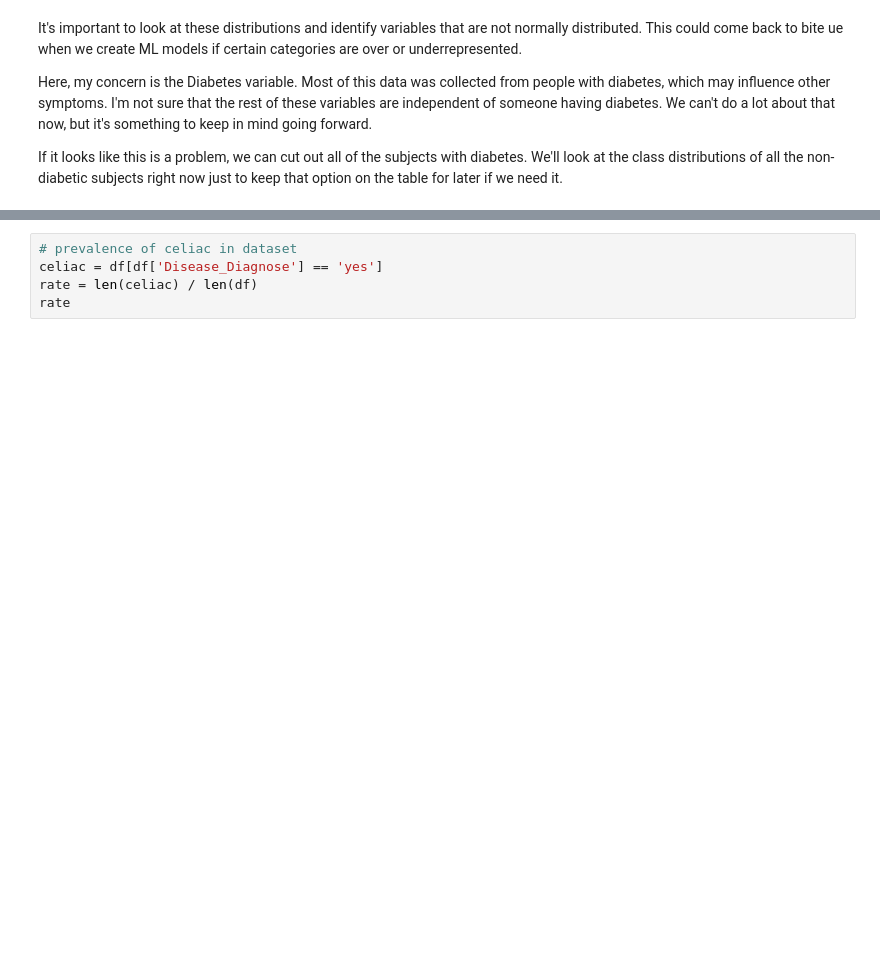
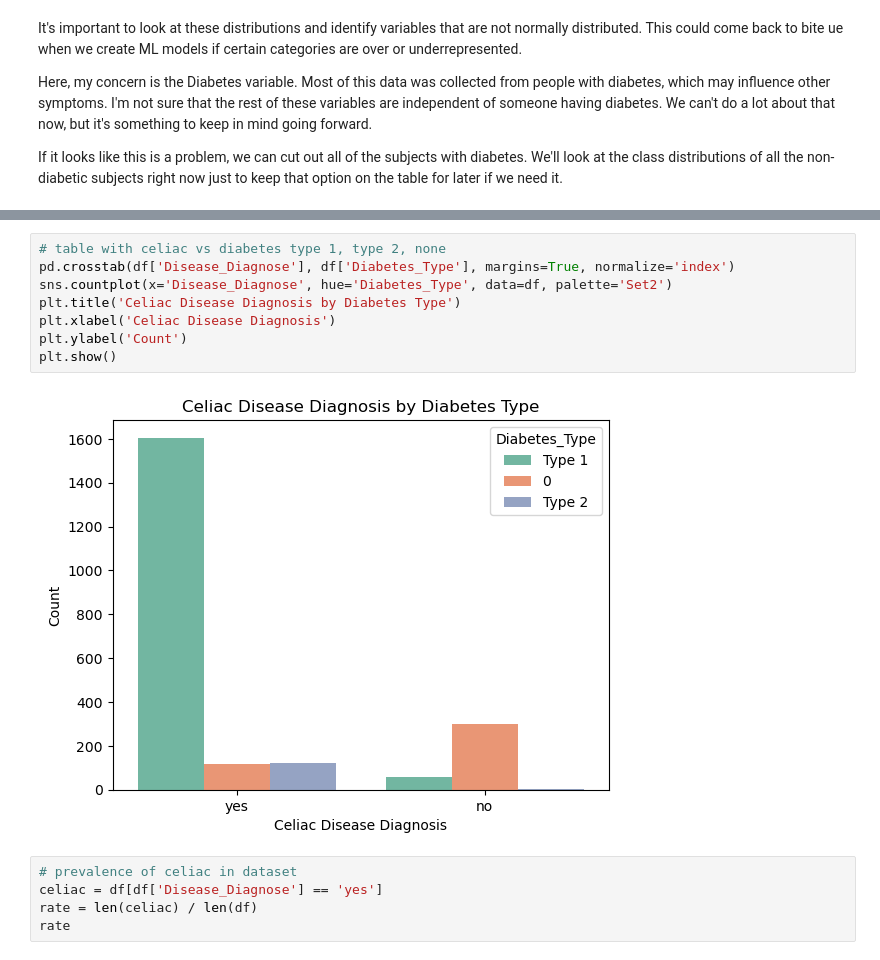
Before and after one commit to lmitch12/Math_Senior_Sem, a Jupyter notebook: readableSrSem.ipynb, the cells around one changed output, grey strips where cells are left out. Saved outputs shown, nothing was run; the diff lists cells and outputs as text; blank space fills up the shorter version.

```diff
--- a/readableSrSem.ipynb
+++ b/readableSrSem.ipynb
@@ -142,3 +151,13 @@ If it looks like this is a problem, we can cut out all of the subjects with diab
+# %%
+# table with celiac vs diabetes type 1, type 2, none
+pd.crosstab(df['Disease_Diagnose'], df['Diabetes_Type'], margins=True, normalize='index')
+sns.countplot(x='Disease_Diagnose', hue='Diabetes_Type', data=df, palette='Set2')
+plt.title('Celiac Disease Diagnosis by Diabetes Type')
+plt.xlabel('Celiac Disease Diagnosis')
+plt.ylabel('Count')
+plt.show()
+# %% [output]
+[figure, added]
 # %%
 # prevalence of celiac in dataset
 celiac = df[df['Disease_Diagnose'] == 'yes']
```
Also changed, not shown: parts of 6 cells of this notebook, 3 other files.
